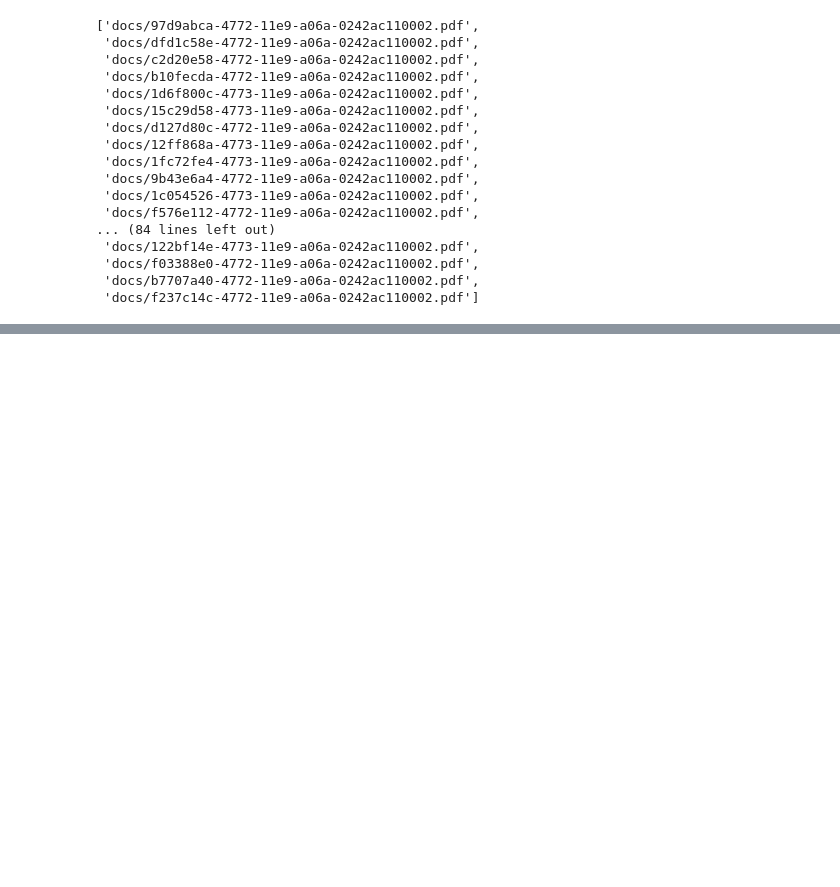
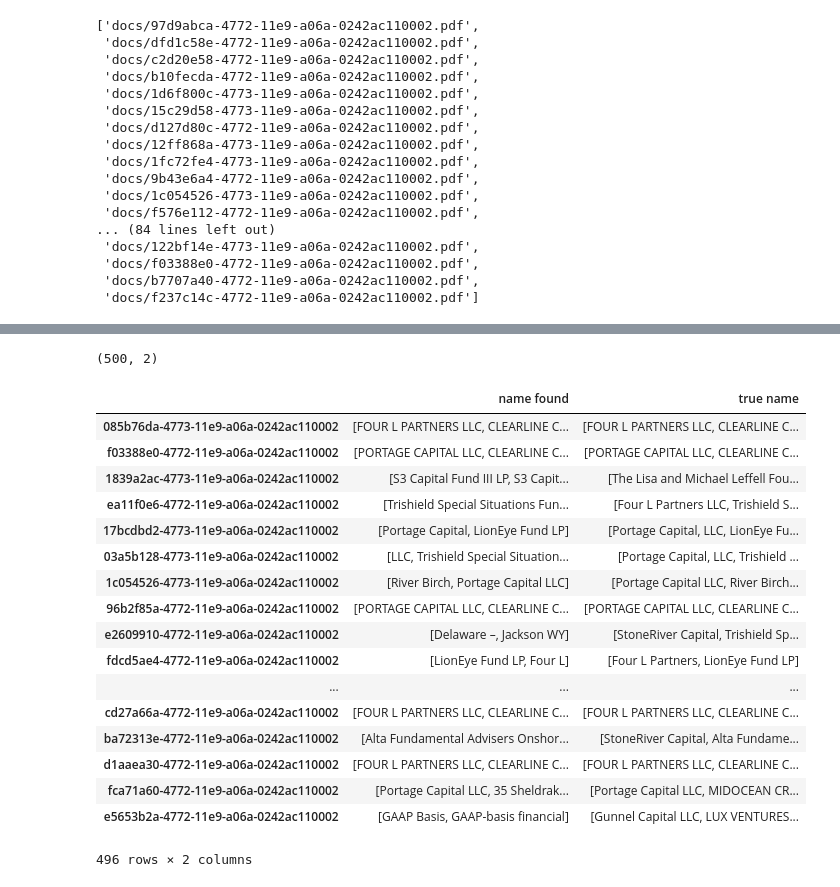
Before and after one commit to Aries0331/FinancialDataExtraction, a Jupyter notebook: Named Entity.ipynb, the cells around one changed output, grey strips where cells are left out. Cells and saved outputs as stored; diff of their text form; code cells hidden in the pictures; blank space fills up the shorter version.

```diff
--- a/Named Entity.ipynb
+++ b/Named Entity.ipynb
@@ -13,3 +14,5 @@ import spacy
+# %%
+pd.set_option('display.max_colwidth', -1)
 # %%
 with open('500 Account Statements Extracted Data.json', 'rb') as f:
     extracted_data = f.read()
@@ -114,11 +117,13 @@ try1
 nlp = spacy.load("en_core_web_sm") # pos
 nlp2 = spacy.load('en_core_web_md') # similarity
 # %%
-grammar = r"NP: {<DT|CD|NN.*|JJ*>+<CC|JJ|NNP+>{1,}}"
+grammar = r"NP: {<DT|CD|NN.*|JJ*>+<,|CC|JJ|NNP+>{1,}}"
+# grammar = r"NP: {<|DT|CD|NN.*|JJ*>+<,|NN|CC|JJ|NNP.+>{1,}}"
 cp = nltk.RegexpParser(grammar)
-STOPWORDS = ['account', 'pay', 'statement', 'date', 'id', 'statement', '80 Lamberton Road Windsor'.lower(),
+STOPWORDS = ['account', 'pay', 'statement', 'date', 'statement', '80 Lamberton Road Windsor'.lower(),
              'balance', 'fee', 'limited', 'net', 'value', 'ss & c', 'avenue', '%', 'cc', 'for', '|',
-            'Custom House Fund'.lower(), 'investor', 'service', 'street', 'issue', 'new york']
+            'Custom House Fund'.lower(), 'investor', 'service', 'street', 'issue', 'new york',
+            'Chicago , IL'.lower(), 'ny', 'Michael Leffell'.lower()]
 
 name_entities = {}
 temp = {}
@@ -202,7 +207,12 @@ for file in files:
                                 for ent in doc.ents:
                                     if ent.label_ == 'DATE':
                                         ne = ne.replace(ent.text, '')
-                                names.append(ne.strip())
+#                                 names.append(ne.strip())
+                                doc2 = nlp(ne)
+                                if len(doc2.ents)==1 and doc2.ents[0].text.isdigit():
+                                    pass
+                                elif len(ne)>3:
+                                    names.append(ne.strip())
                 else:
                     safe = True
                     for word in STOPWORDS:
@@ -215,7 +225,14 @@ for file in files:
                         for ent in doc.ents:
                             if ent.label_ == 'DATE':
                                 ne = ne.replace(ent.text, '')
-                        names.append(ne.strip())
+                        doc2 = nlp(ne)
+#                         print(doc2.ents)
+                        if len(doc2.ents)==1 and doc2.ents[0].text.isdigit():
+                            pass
+                        elif len(ne)>3:
+                            names.append(ne.strip())
+
+
 
     temp[fileID] = names
 #     print(names)
@@ -235,4 +252,4 @@ for file in files:
     else:
         name_entities[fileID] = list(set(names))
 # %%
-ids = [t.split('/')[1].split('.')[0] for t in try1]
+ids = [t.split('/')[1].split('.')[0] for t in files]
@@ -278,0 +299,25 @@ name_df
+# %%
+name_df.shape
+# %% [output]
+(500, 2)
+# %%
+name_df[name_df['true name']!='']
+# %% [output]
+|  | name found | true name |
+| 085b76da-4773-11e9-a06a-0242ac110002 | [FOUR L PARTNERS LLC, CLEARLINE C... | [FOUR L PARTNERS LLC, CLEARLINE C... |
+| f03388e0-4772-11e9-a06a-0242ac110002 | [PORTAGE CAPITAL LLC, CLEARLINE C... | [PORTAGE CAPITAL LLC, CLEARLINE C... |
+| 1839a2ac-4773-11e9-a06a-0242ac110002 | [S3 Capital Fund III LP, S3 Capit... | [The Lisa and Michael Leffell Fou... |
+| ea11f0e6-4772-11e9-a06a-0242ac110002 | [Trishield Special Situations Fun... | [Four L Partners LLC, Trishield S... |
+| 17bcdbd2-4773-11e9-a06a-0242ac110002 | [Portage Capital, LionEye Fund LP] | [Portage Capital, LLC, LionEye Fu... |
+| 03a5b128-4773-11e9-a06a-0242ac110002 | [LLC, Trishield Special Situation... | [Portage Capital, LLC, Trishield ... |
+| 1c054526-4773-11e9-a06a-0242ac110002 | [River Birch, Portage Capital LLC] | [Portage Capital LLC, River Birch... |
+| 96b2f85a-4772-11e9-a06a-0242ac110002 | [PORTAGE CAPITAL LLC, CLEARLINE C... | [PORTAGE CAPITAL LLC, CLEARLINE C... |
+| e2609910-4772-11e9-a06a-0242ac110002 | [Delaware –, Jackson WY] | [StoneRiver Capital, Trishield Sp... |
+| fdcd5ae4-4772-11e9-a06a-0242ac110002 | [LionEye Fund LP, Four L] | [Four L Partners, LionEye Fund LP] |
+| ... | ... | ... |
+| cd27a66a-4772-11e9-a06a-0242ac110002 | [FOUR L PARTNERS LLC, CLEARLINE C... | [FOUR L PARTNERS LLC, CLEARLINE C... |
+| ba72313e-4772-11e9-a06a-0242ac110002 | [Alta Fundamental Advisers Onshor... | [StoneRiver Capital, Alta Fundame... |
+| d1aaea30-4772-11e9-a06a-0242ac110002 | [FOUR L PARTNERS LLC, CLEARLINE C... | [FOUR L PARTNERS LLC, CLEARLINE C... |
+| fca71a60-4772-11e9-a06a-0242ac110002 | [Portage Capital LLC, 35 Sheldrak... | [Portage Capital LLC, MIDOCEAN CR... |
+| e5653b2a-4772-11e9-a06a-0242ac110002 | [GAAP Basis, GAAP-basis financial] | [Gunnel Capital LLC, LUX VENTURES... |
+496 rows × 2 columns
```
Also changed, not shown: parts of 18 cells of this notebook, 1 other file.
